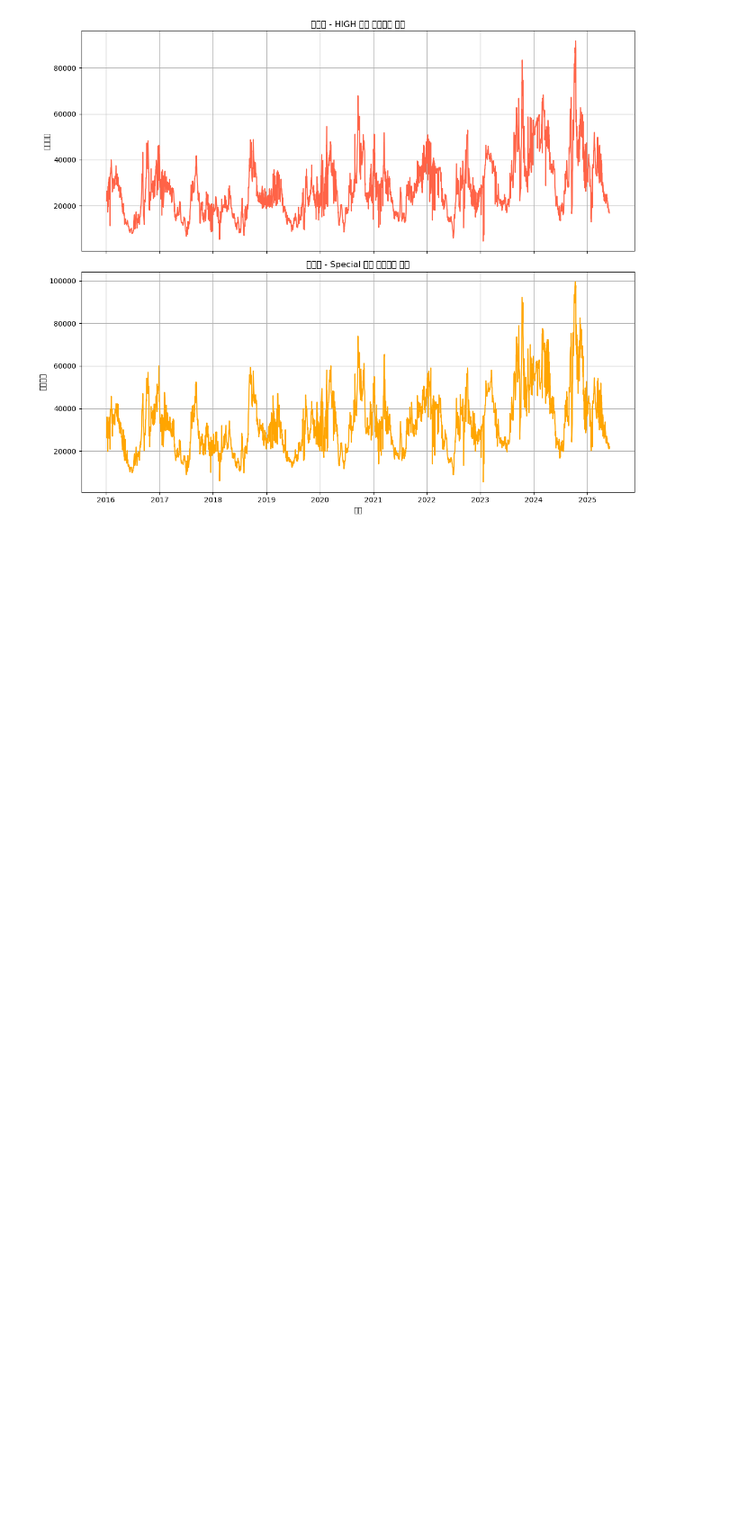
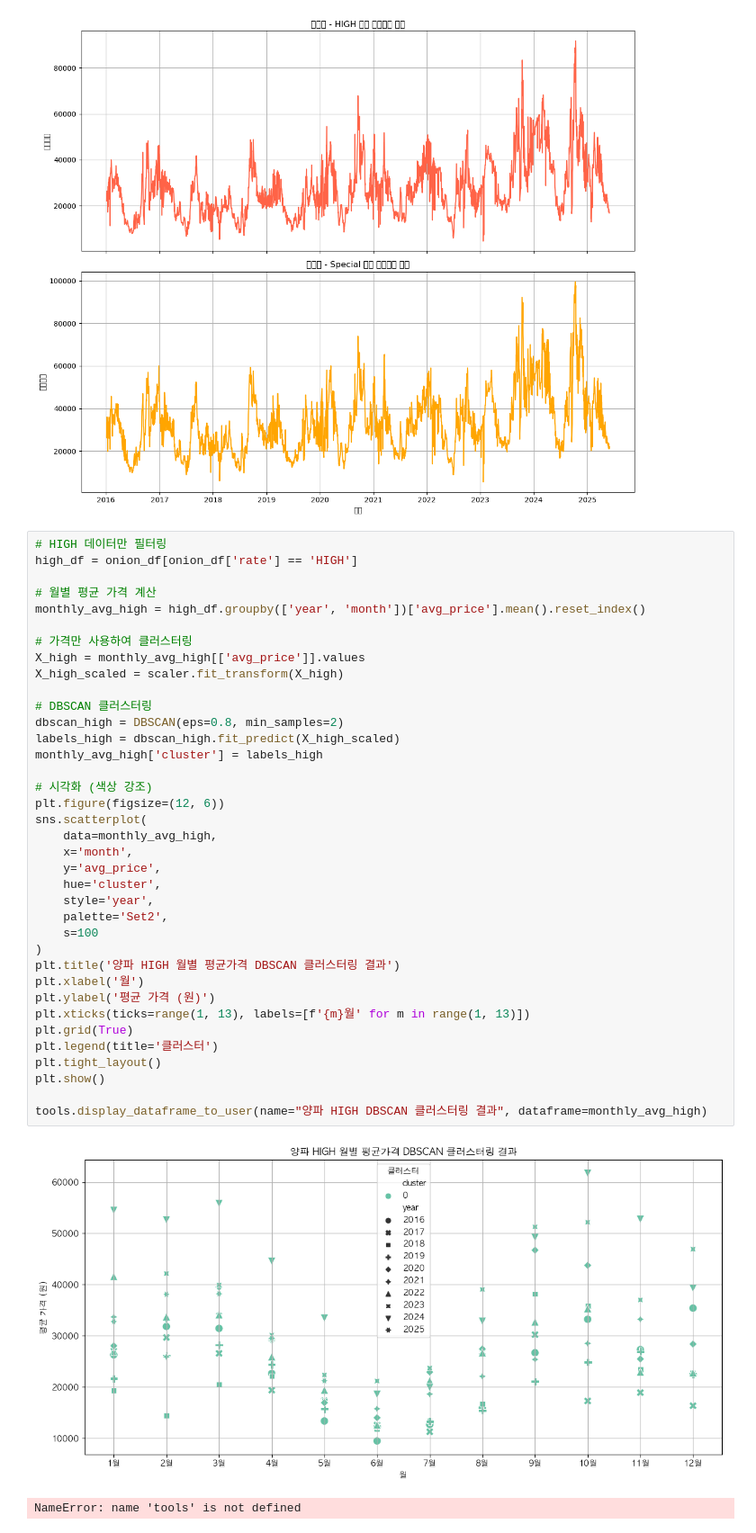
Before and after one commit to wjyi0615/Justick_AI, a Jupyter notebook: Data_250601/TomatoEDA.ipynb, the cells around one changed output. Shown at 90% size. Saved outputs shown, nothing was run; the diff lists cells and outputs as text; blank space fills up the shorter version.

```diff
--- a/Data_250601/TomatoEDA.ipynb
+++ b/Data_250601/TomatoEDA.ipynb
@@ -188,3 +188,43 @@ plt.tight_layout()
 plt.show()
 # %% [output]
 [figure]
+# %%
+# HIGH 데이터만 필터링
+high_df = onion_df[onion_df['rate'] == 'HIGH']
+
+# 월별 평균 가격 계산
+monthly_avg_high = high_df.groupby(['year', 'month'])['avg_price'].mean().reset_index()
+
+# 가격만 사용하여 클러스터링
+X_high = monthly_avg_high[['avg_price']].values
+X_high_scaled = scaler.fit_transform(X_high)
+
+# DBSCAN 클러스터링
+dbscan_high = DBSCAN(eps=0.8, min_samples=2)
+labels_high = dbscan_high.fit_predict(X_high_scaled)
+monthly_avg_high['cluster'] = labels_high
+
+# 시각화 (색상 강조)
+plt.figure(figsize=(12, 6))
+sns.scatterplot(
+    data=monthly_avg_high,
+    x='month',
+    y='avg_price',
+    hue='cluster',
+    style='year',
+    palette='Set2',
+    s=100
+)
+plt.title('양파 HIGH 월별 평균가격 DBSCAN 클러스터링 결과')
+plt.xlabel('월')
+plt.ylabel('평균 가격 (원)')
+plt.xticks(ticks=range(1, 13), labels=[f'{m}월' for m in range(1, 13)])
+plt.grid(True)
+plt.legend(title='클러스터')
+plt.tight_layout()
+plt.show()
+
+tools.display_dataframe_to_user(name="양파 HIGH DBSCAN 클러스터링 결과", dataframe=monthly_avg_high)
+# %% [output]
+[figure, added]
+NameError: name 'tools' is not defined
```
Also changed, not shown: 4 other files.
